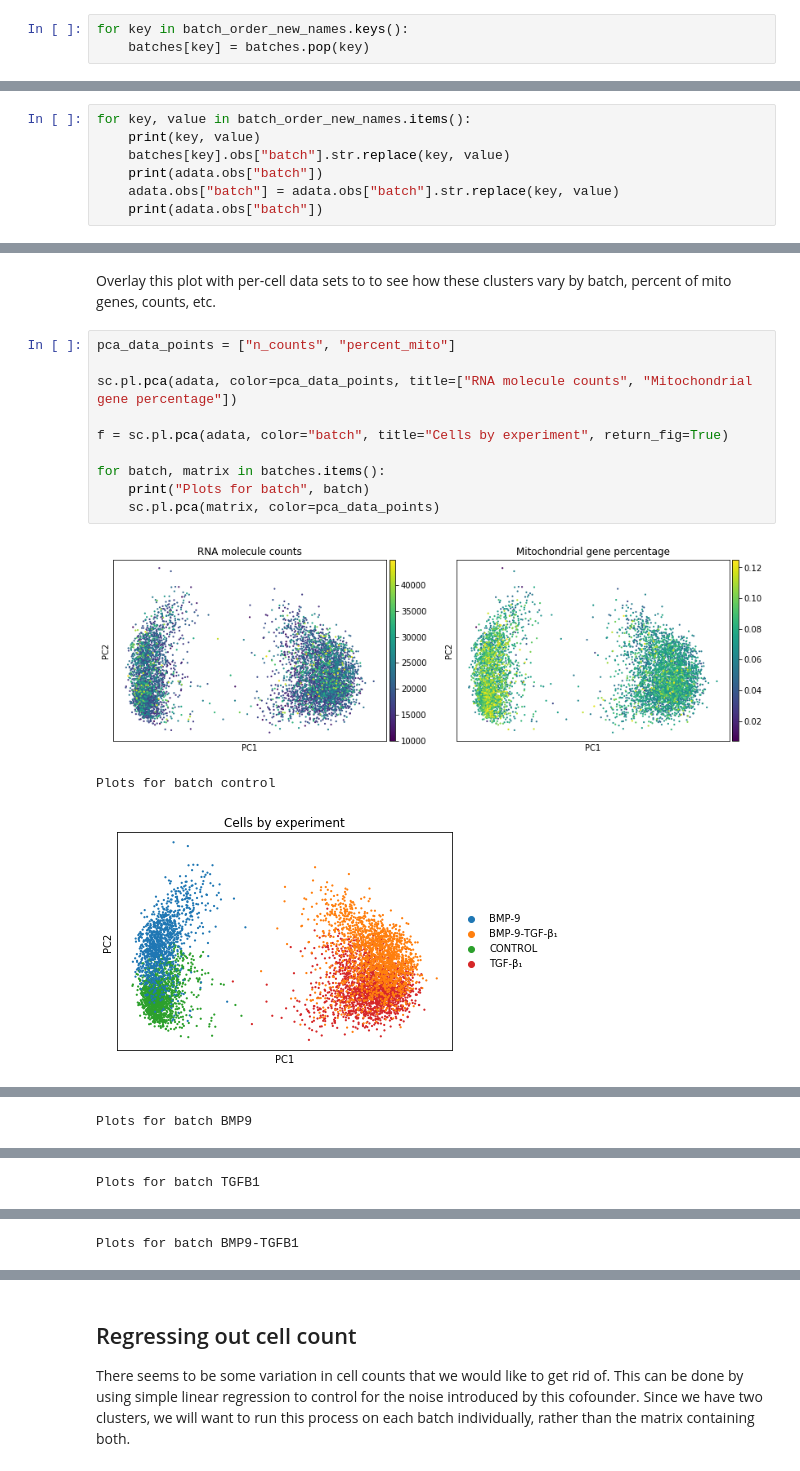
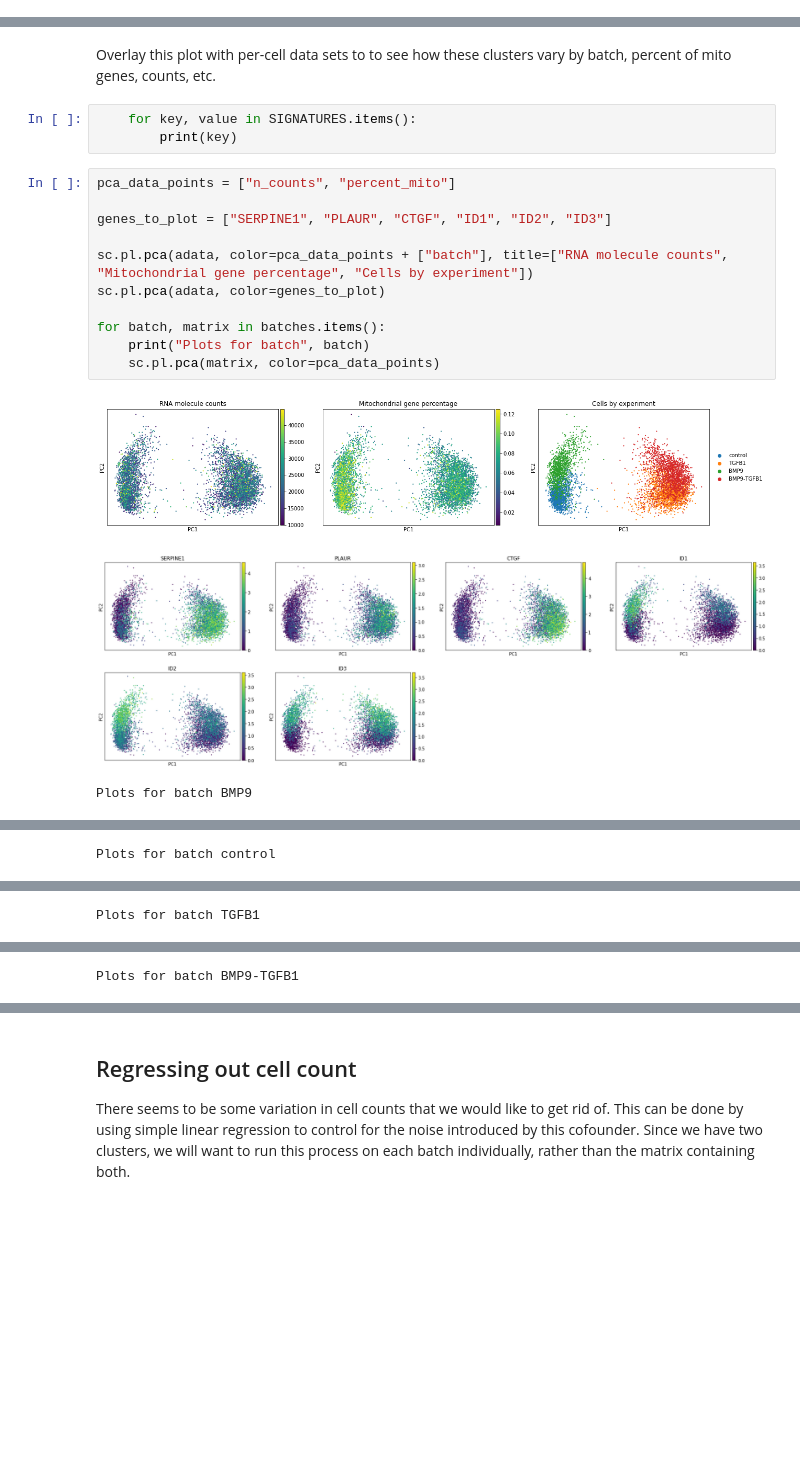
Before and after one commit to picrin/vascular_BMP9_TGFB1, a Jupyter notebook: 03_regressing_cofounders.ipynb, the cells around one changed output, grey strips where cells are left out. Saved outputs shown, nothing was run; the diff lists cells and outputs as text; blank space fills up the shorter version.

```diff
--- a/03_regressing_cofounders.ipynb
+++ b/03_regressing_cofounders.ipynb
@@ -30,9 +28,6 @@ batch_order_new_names = {"control": "CONTROL", "BMP9": "BMP-9", "TGFB1": "TGF-β
 for batch in batches.values():
     del batch.var["n_cells"]
     del batch.obs["n_genes"]
-# %%
-for key in batch_order_new_names.keys():
-    batches[key] = batches.pop(key)
 # %%
 batches
 # %% [output]
@@ -56,10 +51,3 @@ batches
      var: 'gene_names', 'highly_variable', 'means', 'dispersions', 'dispersions_norm'
      uns: 'genes_before_highly_variable', 'genes_original'
      layers: 'ambiguous', 'spliced', 'unspliced'}
-# %%
-for key, value in batch_order_new_names.items():
-    print(key, value)
-    batches[key].obs["batch"].str.replace(key, value)
-    print(adata.obs["batch"])
-    adata.obs["batch"] = adata.obs["batch"].str.replace(key, value)
-    print(adata.obs["batch"])
@@ -165,17 +123,21 @@ computing PCA on highly variable genes
 [figure]
 # %% [markdown]
 Overlay this plot with per-cell data sets to to see how these clusters vary by batch, percent of mito genes, counts, etc.
+# %%
+    for key, value in SIGNATURES.items():
+        print(key)
 # %%
 pca_data_points = ["n_counts", "percent_mito"]
 
-sc.pl.pca(adata, color=pca_data_points, title=["RNA molecule counts", "Mitochondrial gene percentage"])
+genes_to_plot = ["SERPINE1", "PLAUR", "CTGF", "ID1", "ID2", "ID3"]
 
-f = sc.pl.pca(adata, color="batch", title="Cells by experiment", return_fig=True)
+sc.pl.pca(adata, color=pca_data_points + ["batch"], title=["RNA molecule counts", "Mitochondrial gene percentage", "Cells by experiment"])
+sc.pl.pca(adata, color=genes_to_plot)
 
 for batch, matrix in batches.items():
     print("Plots for batch", batch)
     sc.pl.pca(matrix, color=pca_data_points)
 # %% [output]
-[figure, old version]
+[figure, new version]
+[figure, new version]
-Plots for batch control
+Plots for batch BMP9
-[figure, old version]
@@ -183 +145 @@ Plots for batch control
-Plots for batch BMP9
+Plots for batch control
```
Also changed, not shown: parts of 18 cells of this notebook.
